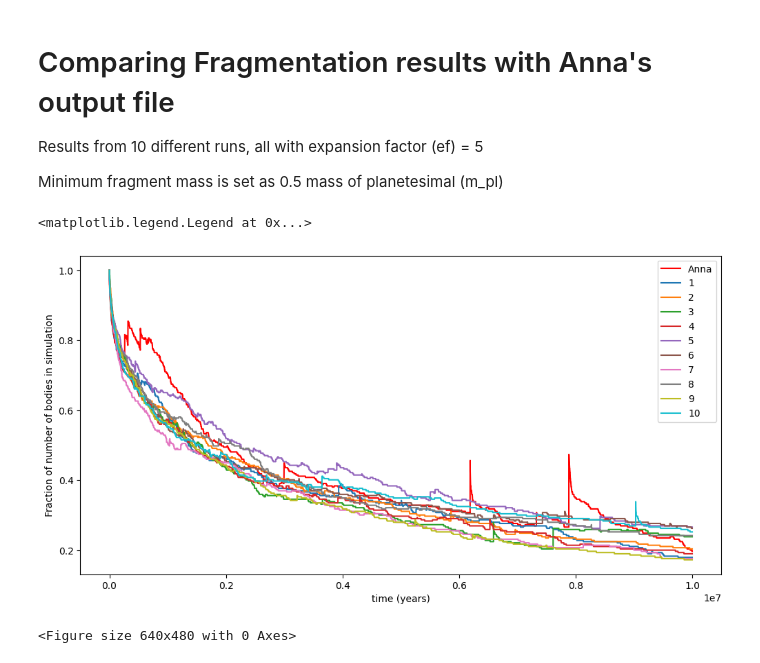
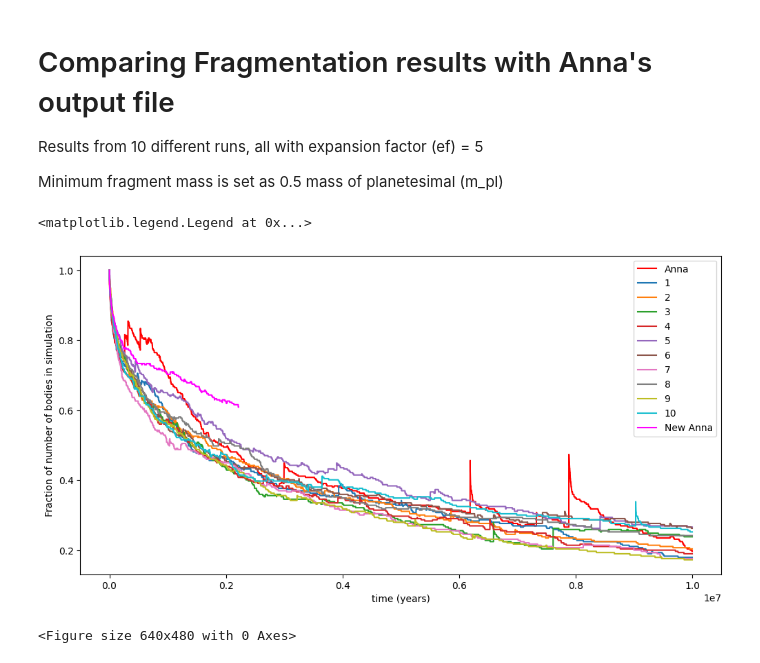
Before and after one commit to haniyehtajer/planetgarten, a Jupyter notebook: simulation_results/report_dec18.ipynb, the cells around one changed output. Drawn from its saved outputs; the diff is of its cells as text; code cells hidden in the pictures.

```diff
--- a/simulation_results/report_dec18.ipynb
+++ b/simulation_results/report_dec18.ipynb
@@ -20,6 +20,9 @@ min_frag_mass = 0.5 * m_pl
 anna_t_type, anna_n = rr.extract_data_outfile('/home/tajer.1/rebound/examples/data/Anna.out')
 anna_old_v, anna_old_b = rr.extract_data_impact('/home/tajer.1/rebound/examples/data/Anna.out')
 anna_df = rr.extract_data_outfile_full('/home/tajer.1/rebound/examples/data/Anna.out')
+
+anna_new_df = rr.extract_data_outfile_full('/home/tajer.1/rebound/examples/childs_eg/slurm-8196365.out')
+anna_new_n = rr.read_num_bodies('/home/tajer.1/rebound/examples/childs_eg/slurm-8196365.out')
 # %%
 #sample .out file path: /home/tajer.1/rebound/examples/han_1/slurm-8186879.out
 #code below opens every folder with base path and reads the .out file, then saves data into the related dataframe
@@ -185,27 +172,28 @@ ht10, h_n_10 = rr.extract_data_outfile('/home/tajer.1/rebound/examples/han_10/sl
 # %%
 n_0 = 26+260+3 #embryos, pls, sun, saturn, jupiter
 
 plt.figure(figsize=(12,6))
 
 plt.plot(anna_n['t'], anna_n['n_bodies']/n_0, label = 'Anna', color = 'red')
 plt.plot(h_n_1['t'], h_n_1['n_bodies']/n_0, label = 1)
 plt.plot(h_n_2['t'], h_n_2['n_bodies']/n_0, label = 2)
 plt.plot(h_n_3['t'], h_n_3['n_bodies']/n_0, label = 3)
 plt.plot(h_n_4['t'], h_n_4['n_bodies']/n_0, label = 4)
 plt.plot(h_n_5['t'], h_n_5['n_bodies']/n_0, label = 5)
 plt.plot(h_n_6['t'], h_n_6['n_bodies']/n_0, label = 6)
 plt.plot(h_n_7['t'], h_n_7['n_bodies']/n_0, label = 7)
 plt.plot(h_n_8['t'], h_n_8['n_bodies']/n_0, label = 8)
 plt.plot(h_n_9['t'], h_n_9['n_bodies']/n_0, label = 9)
 plt.plot(h_n_10['t'], h_n_10['n_bodies']/n_0, label = 10)
+plt.plot(anna_new_n['t'], anna_new_n['n_bodies']/n_0, label = 'New Anna', color = 'magenta')
 
 plt.xlabel('time (years)')
 plt.ylabel('Fraction of number of bodies in simulation')
 
 plt.legend()
 # %% [output]
 <matplotlib.legend.Legend at 0x...>
-[figure, old version]
+[figure, new version]
 # %%
 v_list = pd.concat([h_df_1['Vimp/Vesc'],
                     h_df_2['Vimp/Vesc'],
```
Also changed, not shown: parts of 15 cells of this notebook.
